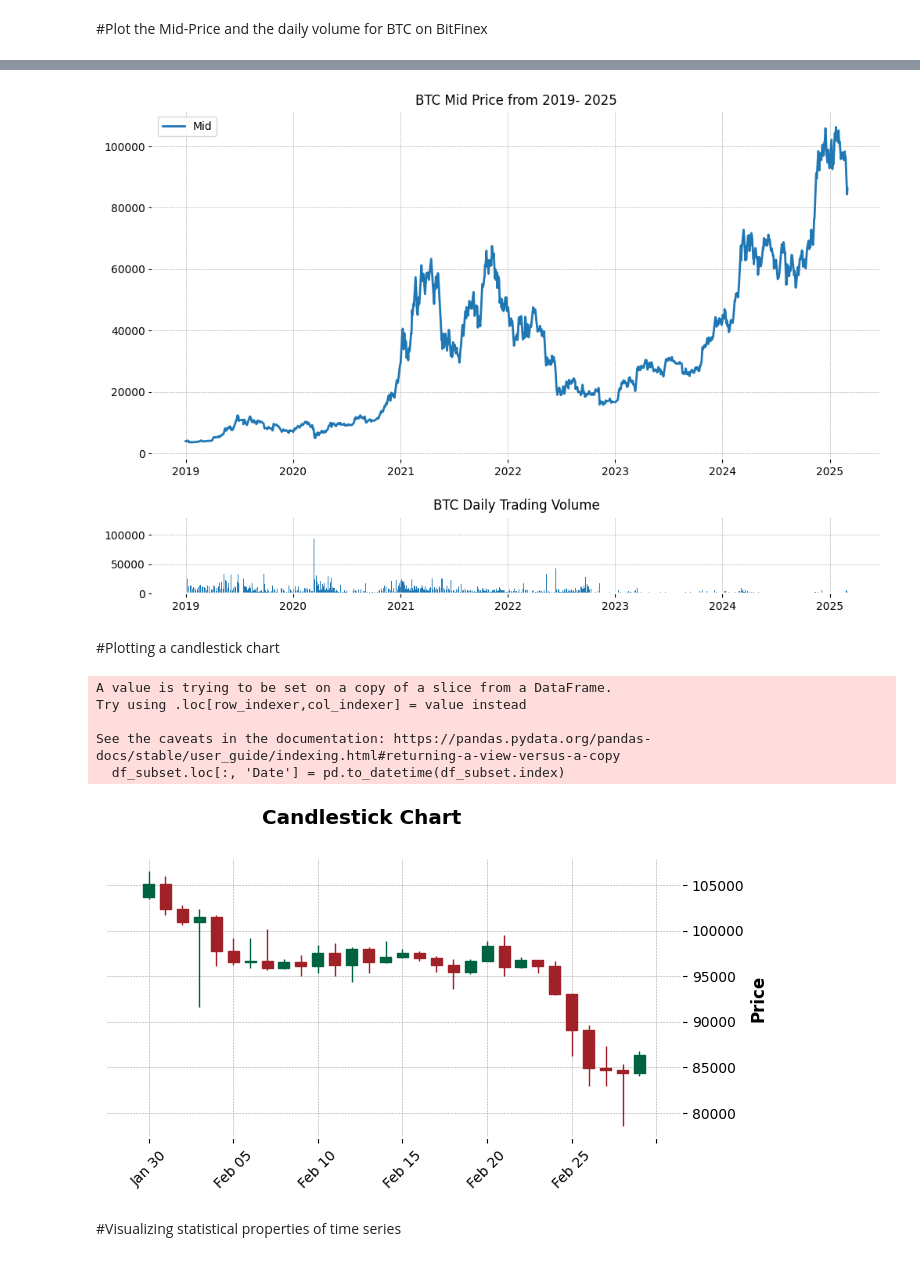
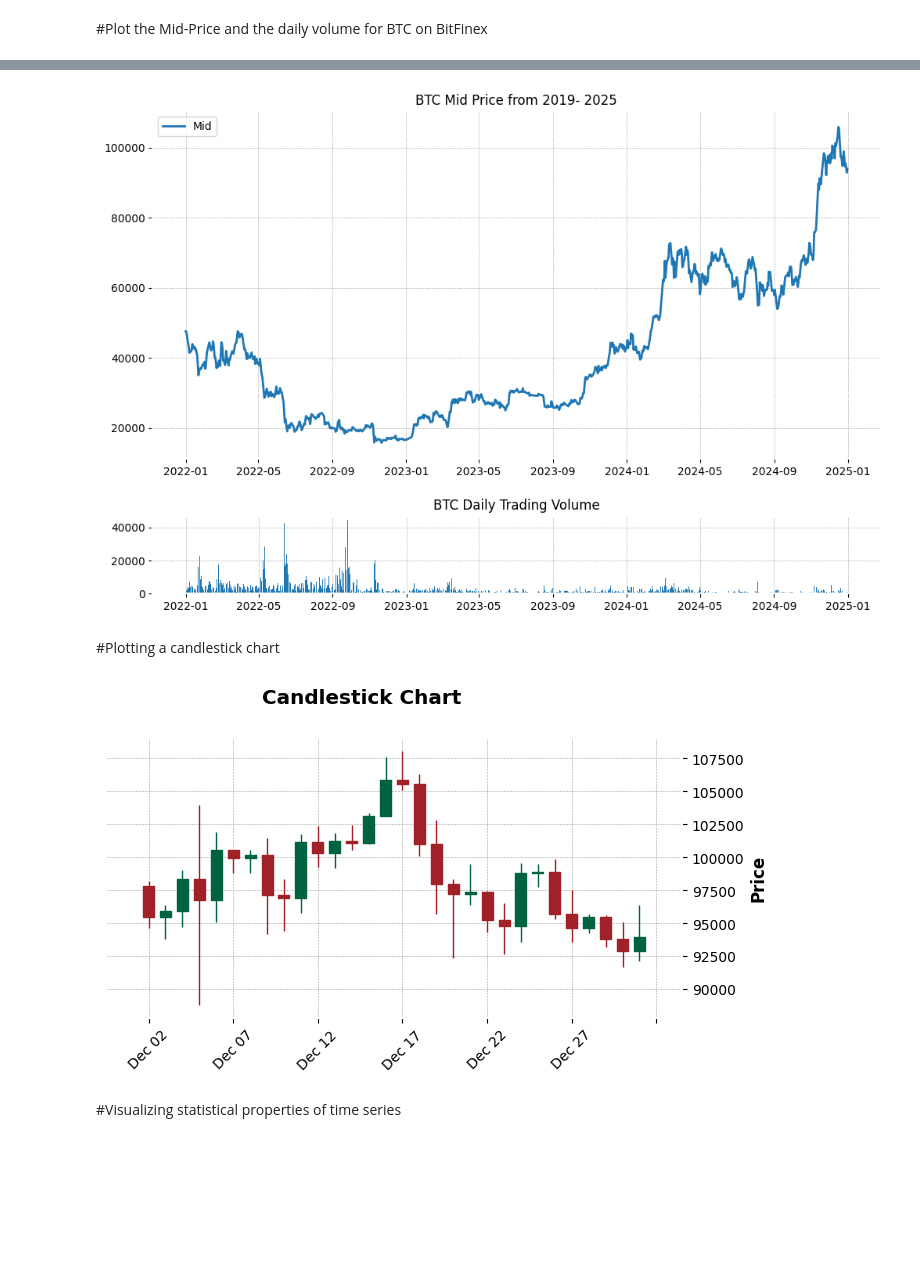
Before and after one commit to eisvogelETH/JamesMa-pythonforfinance2nd, a Jupyter notebook: Chapters/ch1.ipynb, the cells around one changed output, grey strips where cells are left out. Cells and saved outputs as stored; diff of their text form; code cells hidden in the pictures; blank space fills up the shorter version.

```diff
--- a/Chapters/ch1.ipynb
+++ b/Chapters/ch1.ipynb
@@ -7,15 +7,10 @@ pandas.__version__
 # %% [output]
 '2.2.3'
 # %%
-import os
-def set_quandl_api_key(file_path):
-    global QUANDL_API_KEY
-    with open(file_path, 'r', encoding='utf-8') as file:
-        QUANDL_API_KEY = file.read().strip()
-
-# Example usage
-file_path = os.path.join('/config', 'workspace', 'jamesma-pythonforfinance2nd', 'quandl_api.txt')
-set_quandl_api_key(file_path)
+global QUANDL_API_KEY
+file_path = os.path.join('/config', 'workspace', 'jamesma-pythonforfinance2nd', '.api')
+with open(file_path, 'r') as file:
+    QUANDL_API_KEY = file.read().strip()
 
 # Now you can access the QUANDL_API_KEY variable globally
 print("Successfully loaded API")
@@ -26,8 +21,8 @@ Successfully loaded API
 import datetime
 
 # define range
-start_date = datetime.date(2019, 1, 1)
-end_date = datetime.date(2025, 3, 1)  # Gestern als Enddatum
+start_date = datetime.date(2022, 1, 1)
+end_date = datetime.date(2024, 12, 31)  # Gestern als Enddatum
 
 # create comma seperated list of dates
 date_list = []
@@ -38,6 +33,3 @@ while current_date <= end_date:
 
 # create string
 date_string = ','.join(date_list)
-
-# check string
-print(date_string)
@@ -112,7 +102,7 @@ plt.title('BTC Daily Trading Volume')
 plt.gcf().set_size_inches(12, 8)
 plt.subplots_adjust(hspace=0.75)
 # %% [output]
-[figure, old version]
+[figure, new version]
 # %% [markdown]
 #Plotting a candlestick chart
 # %%
@@ -126,21 +116,13 @@ df_subset=df.tail(30)
 
 #
 # %%
-#%matplotlib inline
-df_subset.loc[:, 'Date'] = pd.to_datetime(df_subset.index)
-
 df_ohlc = df_subset[['Open', 'high', 'low', 'last']].copy()  # Kopie erstellen, um das Original nicht zu verändern
 df_ohlc.rename(columns={'last': 'Close', 'high': 'High', 'low': 'Low'}, inplace=True)
 
 mpf.plot(df_ohlc, type='candle', volume=False, style='charles', figsize=(8, 4),
          title="Candlestick Chart", ylabel='Price')
 # %% [output]
-A value is trying to be set on a copy of a slice from a DataFrame.
-Try using .loc[row_indexer,col_indexer] = value instead
-
-See the caveats in the documentation: https://pandas.pydata.org/pandas-docs/stable/user_guide/indexing.html#returning-a-view-versus-a-copy
-  df_subset.loc[:, 'Date'] = pd.to_datetime(df_subset.index)
-[figure, old version]
+[figure, new version]
 # %% [markdown]
 #Visualizing statistical properties of time series
 # %%
```
Also changed, not shown: parts of 15 cells of this notebook, 1 other file.
